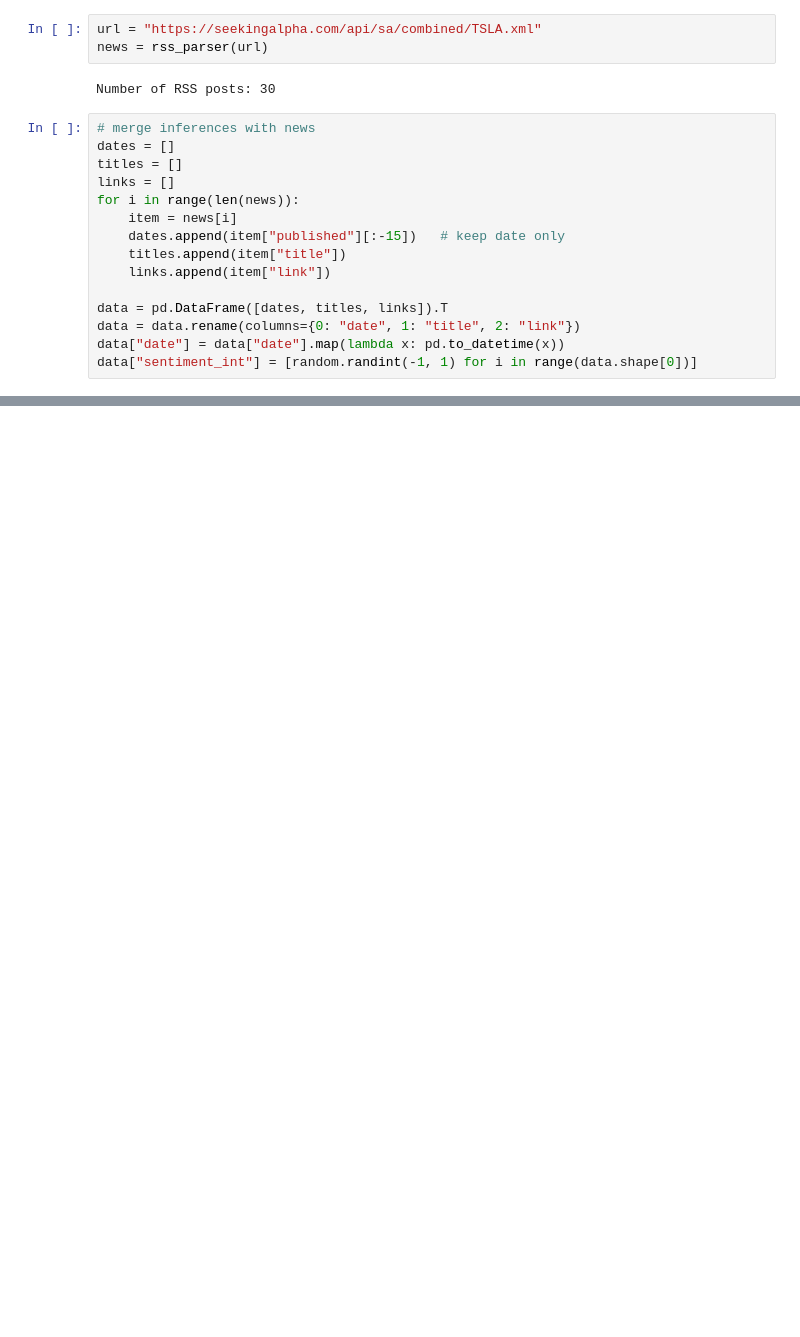
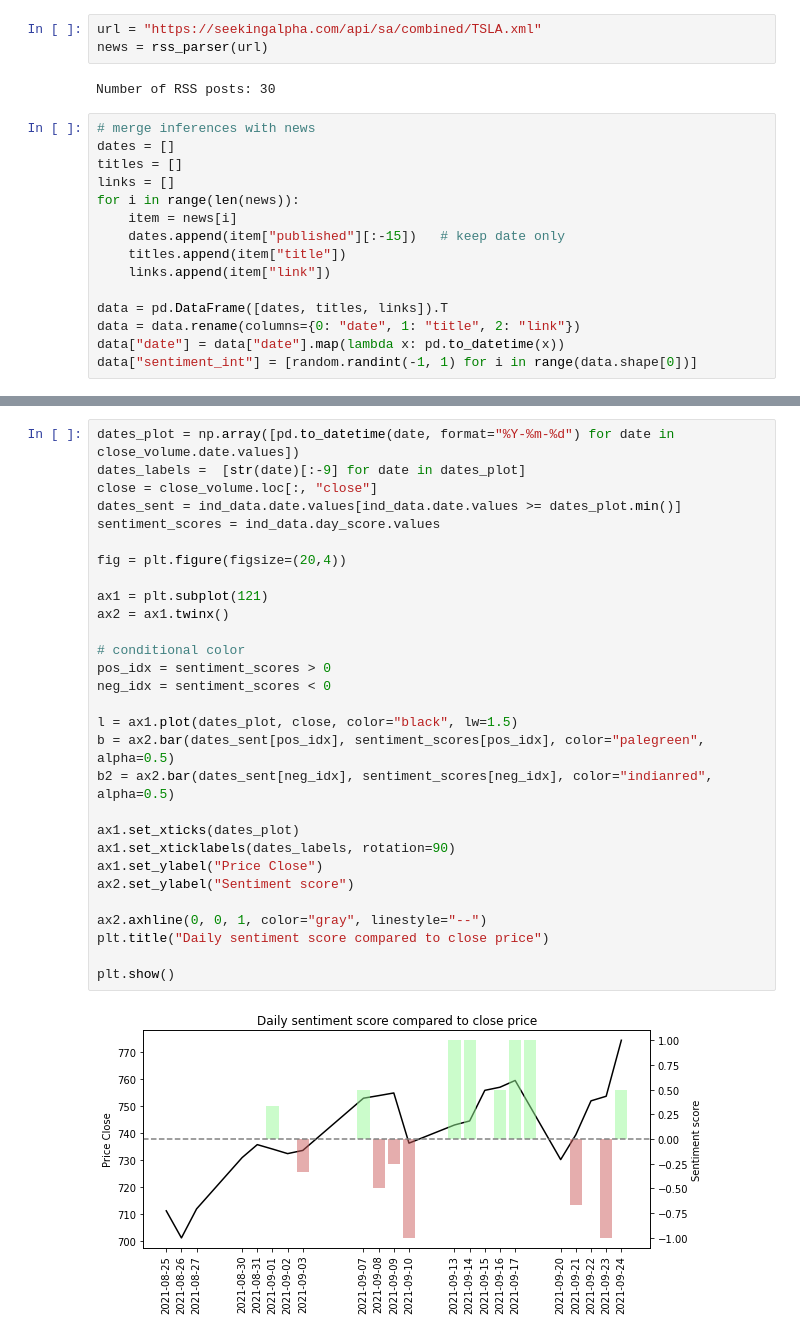
Before and after one commit to bergr7/financial_sentiment_app, a Jupyter notebook: src/notebook/prices.ipynb, the cells around one changed output, grey strips where cells are left out. Cells and saved outputs as stored; diff of their text form; blank space fills up the shorter version.

```diff
--- a/src/notebook/prices.ipynb
+++ b/src/notebook/prices.ipynb
@@ -150,0 +194,31 @@ plt.title("Daily sentiment score compared to traded volume")
+# %%
+dates_plot = np.array([pd.to_datetime(date, format="%Y-%m-%d") for date in close_volume.date.values])
+dates_labels =  [str(date)[:-9] for date in dates_plot]
+close = close_volume.loc[:, "close"]
+dates_sent = ind_data.date.values[ind_data.date.values >= dates_plot.min()]
+sentiment_scores = ind_data.day_score.values
+
+fig = plt.figure(figsize=(20,4))
+
+ax1 = plt.subplot(121)
+ax2 = ax1.twinx()
+
+# conditional color
+pos_idx = sentiment_scores > 0
+neg_idx = sentiment_scores < 0
+
+l = ax1.plot(dates_plot, close, color="black", lw=1.5)
+b = ax2.bar(dates_sent[pos_idx], sentiment_scores[pos_idx], color="palegreen", alpha=0.5)
+b2 = ax2.bar(dates_sent[neg_idx], sentiment_scores[neg_idx], color="indianred", alpha=0.5)
+
+ax1.set_xticks(dates_plot)
+ax1.set_xticklabels(dates_labels, rotation=90)
+ax1.set_ylabel("Price Close")
+ax2.set_ylabel("Sentiment score")
+
+ax2.axhline(0, 0, 1, color="gray", linestyle="--")
+plt.title("Daily sentiment score compared to close price")
+
+plt.show()
+# %% [output]
+[figure, added]
```
Also changed, not shown: parts of 9 cells of this notebook.
